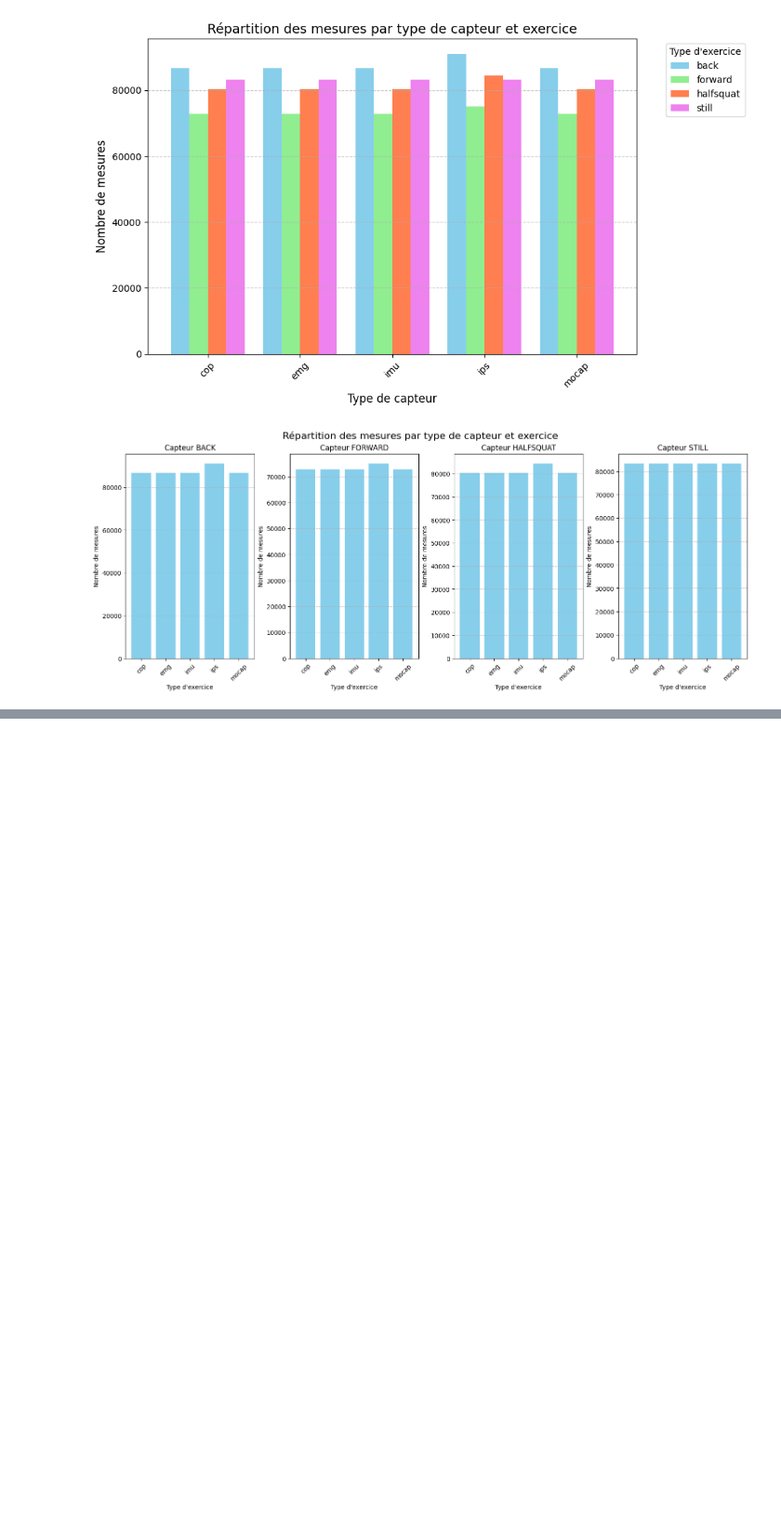
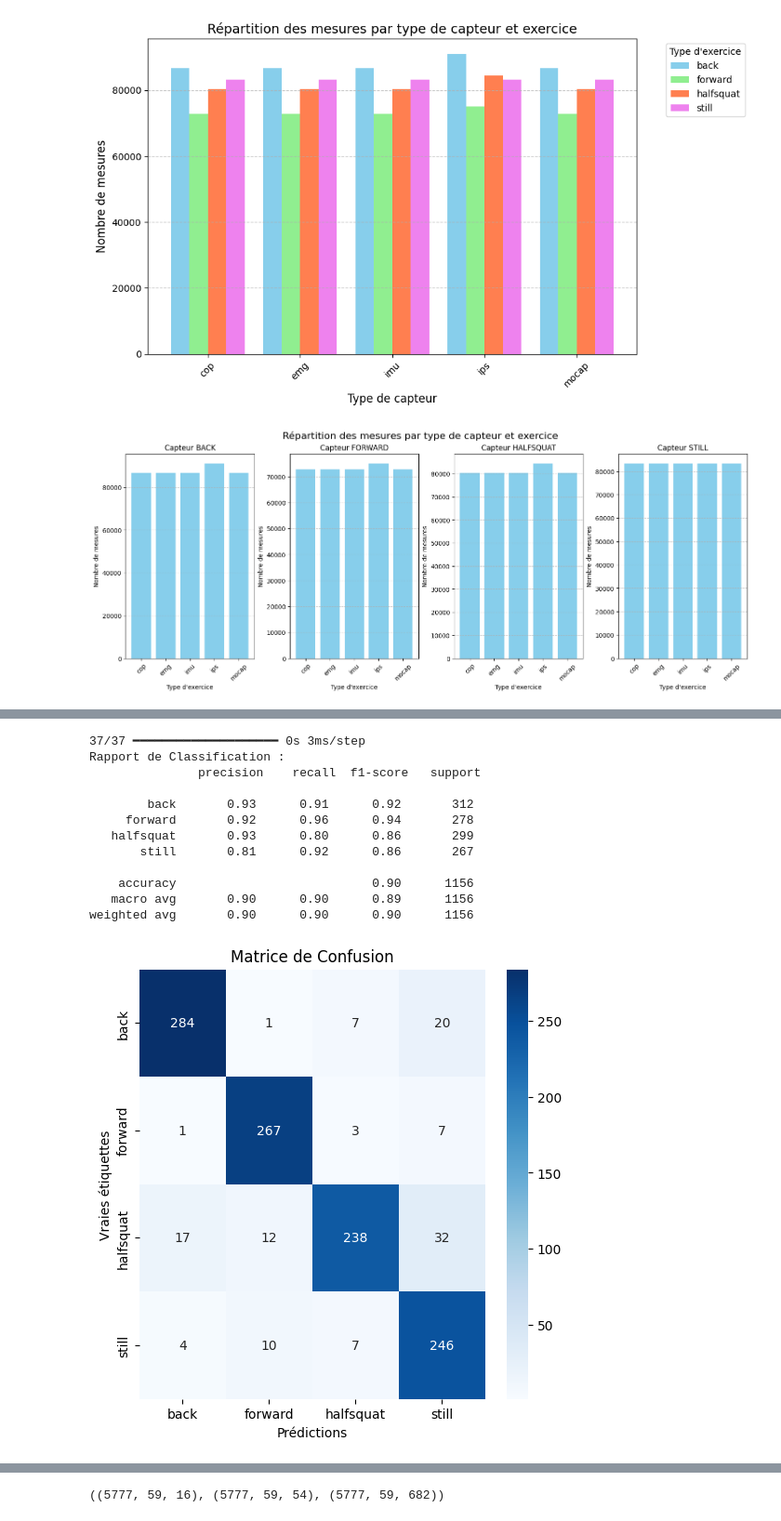
Before and after one commit to Florian-DAUVERGNE/Projet_Architectures_de_traitement_complexes, a Jupyter notebook: projet.ipynb, the cells around one changed output, grey strips where cells are left out. Shown at 93% size. Drawn from its saved outputs; the diff is of its cells as text; code cells hidden in the pictures; blank space fills up the shorter version.

```diff
--- a/projet.ipynb
+++ b/projet.ipynb
@@ -307,0 +357,20 @@ plt.show()
+# %%
+from sklearn.preprocessing import StandardScaler
+from tensorflow.keras.utils import to_categorical
+
+# Normalisation des données sur chaque fenêtre
+scaler = StandardScaler()
+
+# Appliquer la normalisation sur chaque fenêtre (chaque "fenêtre" dans X)
+X_scaled = np.array([scaler.fit_transform(window) for window in X])
+
+from sklearn.preprocessing import LabelEncoder
+label_encoder = LabelEncoder()
+# Encodage des labels en one-hot
+y_encoded = to_categorical(label_encoder.fit_transform(y), num_classes=4)
+
+# Diviser les données en ensembles d'entraînement et de test
+from sklearn.model_selection import train_test_split
+X_train, X_test, y_train, y_test = train_test_split(X_scaled, y_encoded, test_size=0.2, random_state=42)
+
+print(f'X_train shape: {X_train.shape}, X_test shape: {X_test.shape}')
@@ -307,0 +433,55 @@ plt.show()
+# %%
+from sklearn.metrics import classification_report, confusion_matrix
+import seaborn as sns
+import numpy as np
+import matplotlib.pyplot as plt
+from tensorflow.keras.utils import to_categorical
+
+# Prédictions sur l'ensemble de test
+# Convertir les prédictions en labels d'indices entiers
+y_pred = np.argmax(cnn_lstm_model.predict(X_test), axis=-1)
+
+# Si y_test est one-hot encodé, convertir y_test en labels d'indices entiers
+y_test_labels = np.argmax(y_test, axis=-1)
+
+# Générer un rapport de classification
+report = classification_report(y_test_labels, y_pred, target_names=label_encoder.classes_)
+print("Rapport de Classification :\n", report)
+
+# Matrice de confusion
+conf_matrix = confusion_matrix(y_test_labels, y_pred)
+plt.figure(figsize=(6, 6))
+sns.heatmap(conf_matrix, annot=True, fmt="d", cmap="Blues", xticklabels=label_encoder.classes_, yticklabels=label_encoder.classes_)
+plt.xlabel('Prédictions')
+plt.ylabel('Vraies étiquettes')
+plt.title('Matrice de Confusion')
+plt.show()
+
+# Courbes d'apprentissage pour les deux modèles
+plt.figure(figsize=(12, 6))
+
+# Modèle CNN-LSTM
+plt.subplot(1, 2, 2)
+plt.plot(history_cnn_lstm.history['accuracy'], label='Précision d\'entraînement')
+plt.plot(history_cnn_lstm.history['val_accuracy'], label='Précision de validation')
+plt.title('Courbe d\'apprentissage - Modèle CNN-LSTM')
+plt.xlabel('Épochs')
+plt.ylabel('Précision')
+plt.legend()
+
+plt.tight_layout()
+plt.show()
+# %% [output]
+37/37 ━━━━━━━━━━━━━━━━━━━━ 0s 3ms/step
+Rapport de Classification :
+               precision    recall  f1-score   support
+
+        back       0.93      0.91      0.92       312
+     forward       0.92      0.96      0.94       278
+   halfsquat       0.93      0.80      0.86       299
+       still       0.81      0.92      0.86       267
+
+    accuracy                           0.90      1156
+   macro avg       0.90      0.90      0.89      1156
+weighted avg       0.90      0.90      0.90      1156
+[figure, added]
@@ -307,0 +552,4 @@ plt.show()
+# %%
+X_emg_scaled.shape, X_imu_scaled.shape, X_ips_scaled.shape
+# %% [output]
+((5777, 59, 16), (5777, 59, 54), (5777, 59, 682))
```
Also changed, not shown: parts of 22 cells of this notebook.
